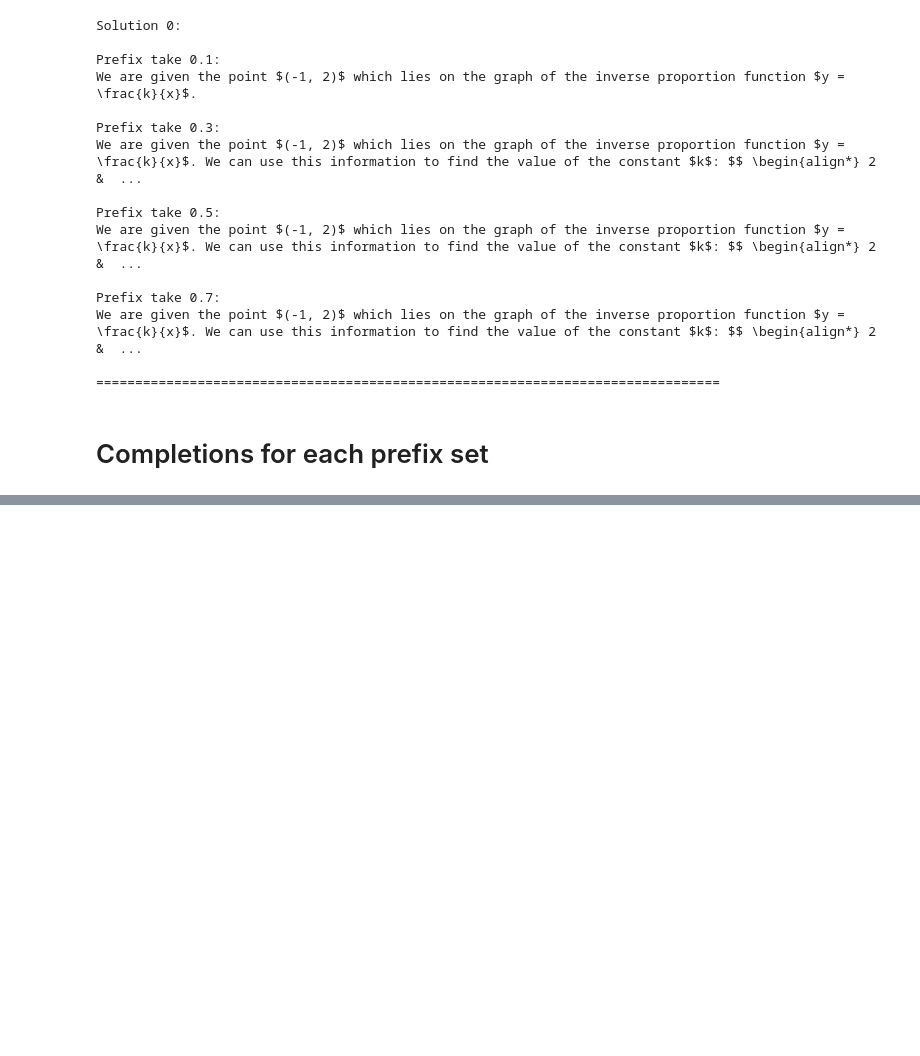
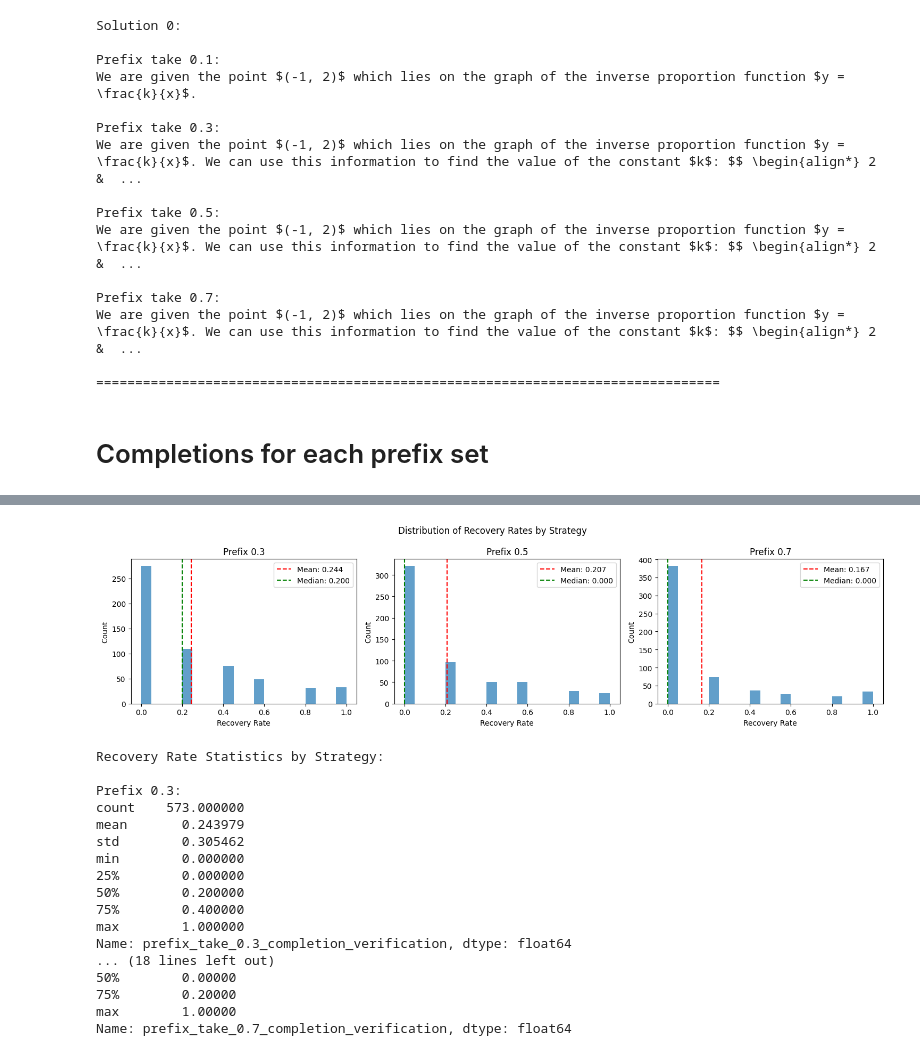
Before and after one commit to sasilver75/cohere-reasoning-v4, a Jupyter notebook: prefix_comparison_large.ipynb, the cells around one changed output, grey strips where cells are left out. Cells and saved outputs as stored; diff of their text form; code cells hidden in the pictures; blank space fills up the shorter version.

```diff
--- a/prefix_comparison_large.ipynb
+++ b/prefix_comparison_large.ipynb
@@ -186,0 +331,53 @@ Average success rate across individual incorrect solutions: 24.4%
+# %%
+# Create figure for histograms of recovery rates by strategy
+fig, axes = plt.subplots(1, 3, figsize=(15, 4))
+fig.suptitle('Distribution of Recovery Rates by Strategy')
+
+# Calculate recovery rates for each (row_id, solution_idx) pair
+recovery_rates = {}
+for prefix in ['0.3', '0.5', '0.7']:
+    # Group by row_id and solution_idx and get mean verification rate
+    rates = combined_df.groupby(['row_id', 'solution_idx'])[f'prefix_take_{prefix}_completion_verification'].mean()
+    recovery_rates[prefix] = rates
+
+# Plot histograms
+for i, (prefix, rates) in enumerate(recovery_rates.items()):
+    axes[i].hist(rates, bins=20, alpha=0.7)
+    axes[i].set_title(f'Prefix {prefix}')
+    axes[i].set_xlabel('Recovery Rate')
+    axes[i].set_ylabel('Count')
+
+    # Add mean and median lines
+    mean = rates.mean()
+    median = rates.median()
+    axes[i].axvline(mean, color='red', linestyle='--', label=f'Mean: {mean:.3f}')
+    axes[i].axvline(median, color='green', linestyle='--', label=f'Median: {median:.3f}')
+    axes[i].legend()
+
+plt.tight_layout()
+plt.show()
+
+# Print summary statistics
+print("\nRecovery Rate Statistics by Strategy:")
+for prefix, rates in recovery_rates.items():
+    print(f"\nPrefix {prefix}:")
+    print(rates.describe())
+# %% [output]
+[figure, added]
+Recovery Rate Statistics by Strategy:
+
+Prefix 0.3:
+count    573.000000
+mean       0.243979
+std        0.305462
+min        0.000000
+25%        0.000000
+50%        0.200000
+75%        0.400000
+max        1.000000
+Name: prefix_take_0.3_completion_verification, dtype: float64
+... (18 lines left out)
+50%        0.00000
+75%        0.20000
+max        1.00000
+Name: prefix_take_0.7_completion_verification, dtype: float64
```
Also changed, not shown: parts of 8 cells of this notebook, 2 other files.
